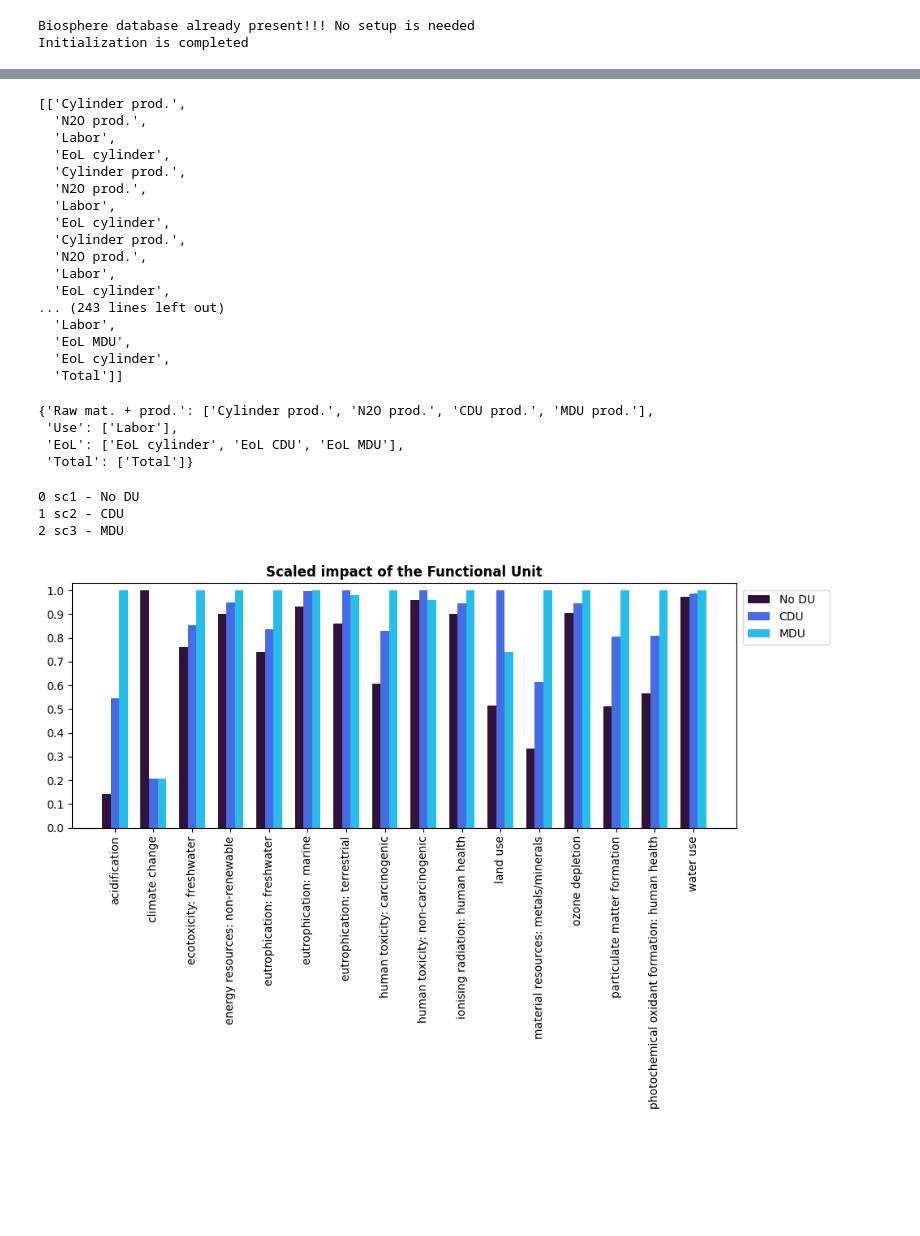
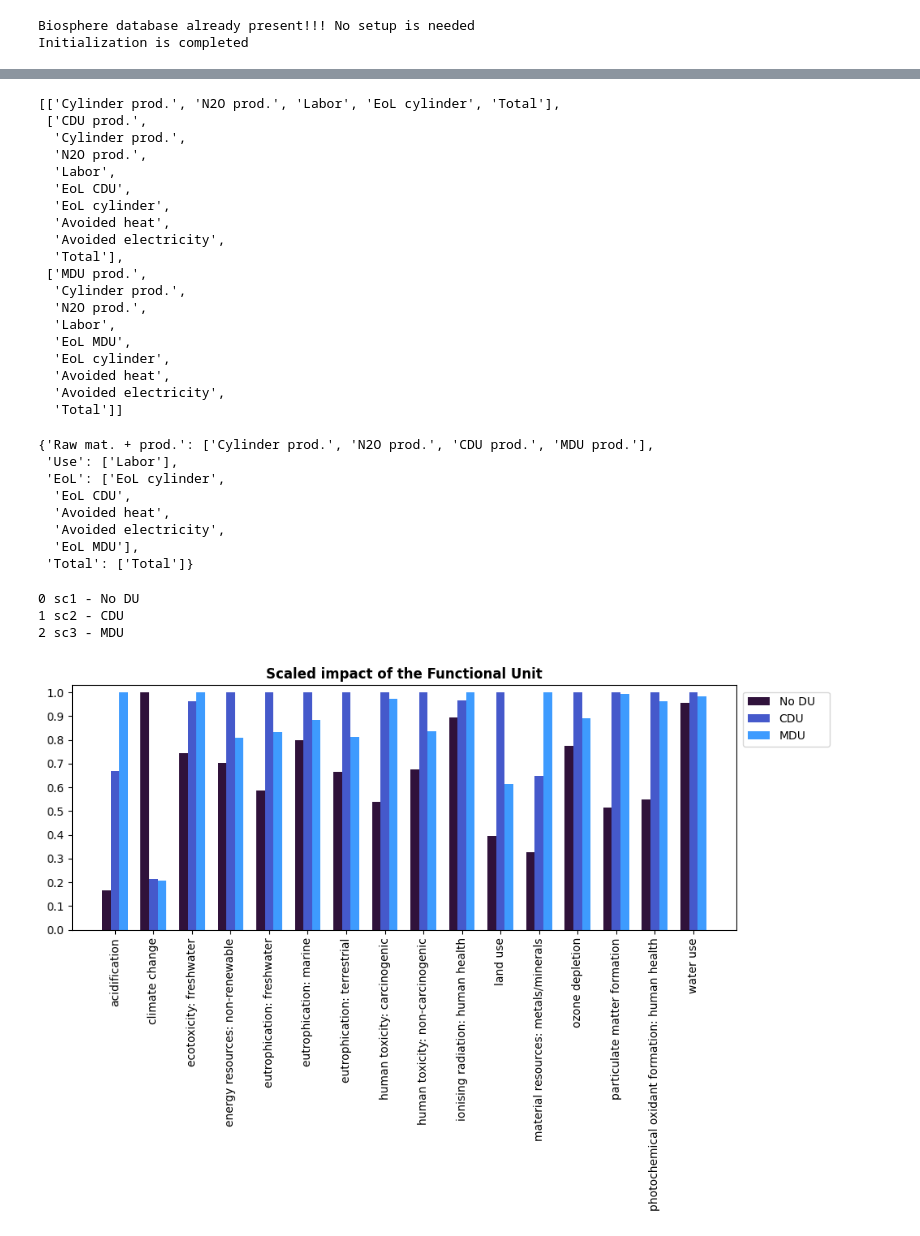
Before and after one commit to RuneWF/Single-use-vs-multi-use-in-health-care, a Jupyter notebook: Brighway/Rune BE.ipynb, the cells around one changed output, grey strips where cells are left out. Drawn from its saved outputs; the diff is of its cells as text; code cells hidden in the pictures; blank space fills up the shorter version.

```diff
--- a/Brighway/Rune BE.ipynb
+++ b/Brighway/Rune BE.ipynb
@@ -138,4 +100,4 @@ df_cont
 # %%
-df_tot, df_scaled  = lc.dataframe_element_scaling(df)
+df_tot, df_scaled, df_col  = lc.dataframe_element_scaling(df_test)
 plt_leg = lc.dataframe_column_structure(impat)
 # df_scaled
@@ -143,0 +104,3 @@ file_name_sub = r'Results\Mango sub - CONSQ.xlsx'
+# %%
+df_GWP = df_test[df_test.columns[1]].to_frame()
+df_GWP
@@ -144,5 +114,5 @@ file_name_sub = r'Results\Mango sub - CONSQ.xlsx'
 # %%
-df_GWP = copy.deepcopy(df_test)
+# df_GWP = copy.deepcopy(df_test)
 x_axis = []
 GWP_value = []
 
@@ -154,7 +124,7 @@ for df_size in range(len(df_GWP)):
         for lst_size in range(len(df_GWP[key][df_size])):
             x = df_GWP[key][df_size][lst_size][0]
             gwp = df_GWP[key][df_size][lst_size][1]
-
+            # print(x, gwp)
             if '- FU' in x:
                 #print(key)
                 x = x.replace(f' - FU', '')
@@ -171,6 +141,8 @@ for df_size in range(len(df_GWP)):
                 x = x.replace(' 50L', '')
             if 'updated' in x:
                 x = x.replace('updated', 'prod.')
+            if 'avoided' in x:
+                x = x.replace('avoided', 'Avoided')
 
             lst_x.append(x)
             lst_GWP.append(gwp)
@@ -183,22 +155,24 @@ for df_size in range(len(df_GWP)):
 
 x_axis
 # %% [output]
-[['Cylinder prod.',
-  'N2O prod.',
-  'Labor',
-  'EoL cylinder',
+[['Cylinder prod.', 'N2O prod.', 'Labor', 'EoL cylinder', 'Total'],
+ ['CDU prod.',
   'Cylinder prod.',
   'N2O prod.',
   'Labor',
+  'EoL CDU',
   'EoL cylinder',
+  'Avoided heat',
+  'Avoided electricity',
+  'Total'],
+ ['MDU prod.',
   'Cylinder prod.',
   'N2O prod.',
   'Labor',
-  'EoL cylinder',
-... (243 lines left out)
-  'Labor',
   'EoL MDU',
   'EoL cylinder',
+  'Avoided heat',
+  'Avoided electricity',
   'Total']]
 # %%
 # Categories definitions
@@ -206,7 +180,7 @@ categories = ["Raw mat. + prod.", "Use", "EoL", "Total"]
 category_mapping = {
     "Raw mat. + prod.": ["Cylinder prod.", "N2O prod.", "CDU prod.", "MDU prod.", "Production"],
     "Use": ["Labor"],
-    "EoL": ["EoL cylinder", "EoL CDU", "EoL MDU"],
+    "EoL": ["EoL cylinder", "EoL CDU", "EoL MDU", "Avoided heat", "Avoided electricity"],
     "Total": ["Total"]
 }
 
@@ -237,45 +211,49 @@ plot_legend
 # %% [output]
 {'Raw mat. + prod.': ['Cylinder prod.', 'N2O prod.', 'CDU prod.', 'MDU prod.'],
  'Use': ['Labor'],
- 'EoL': ['EoL cylinder', 'EoL CDU', 'EoL MDU'],
+ 'EoL': ['EoL cylinder',
+  'EoL CDU',
+  'Avoided heat',
+  'Avoided electricity',
+  'EoL MDU'],
  'Total': ['Total']}
 # %%
 columns_to_plot = df_scaled.columns
 # %%
-index_list = list(df.index.values)
+index_list = list(df_test.index.values)
 
 # Plotting
 fig, ax = plt.subplots(figsize=(9,7))
 
 num_processes = len(df_scaled)
 bar_width = 1/(len(index_list) + 1.5)
 idex = np.arange(len(columns_to_plot))
 
 # Plotting each group of bars
 for i, process in enumerate(df_scaled.index):
     print(i, process)
     values = df_scaled.loc[process, columns_to_plot].values
     ax.bar((idex + i * bar_width), values, bar_width, label=process, color=colors[i])
 
 
 # Setting labels and title
 ax.set_title('Scaled impact of the Functional Unit',weight='bold')
 ax.set_xticks(idex + bar_width )
 ax.set_xticklabels(plot_x_axis)
 plt.xticks(rotation=90)
 plt.yticks(np.arange(0, 1.01, step=0.1))
 plt.ylim(0,1.03)
 
 ax.legend(flow_legend,bbox_to_anchor=(1.01, .75, .13, 0), loc="lower left",
             mode="expand", borderaxespad=0,  ncol=1)
 
 plt.tight_layout()
 # plt.savefig(os.path.join(save_dir, img_res), bbox_inches='tight')
 plt.show()
 # %% [output]
 0 sc1 - No DU
 1 sc2 - CDU
 2 sc3 - MDU
-[figure, old version]
+[figure, new version]
 # %%
 directory = 'C:\\Users\\ruw\\Desktop\\RA\\'
```
Also changed, not shown: parts of 15 cells of this notebook, 1 other file.
